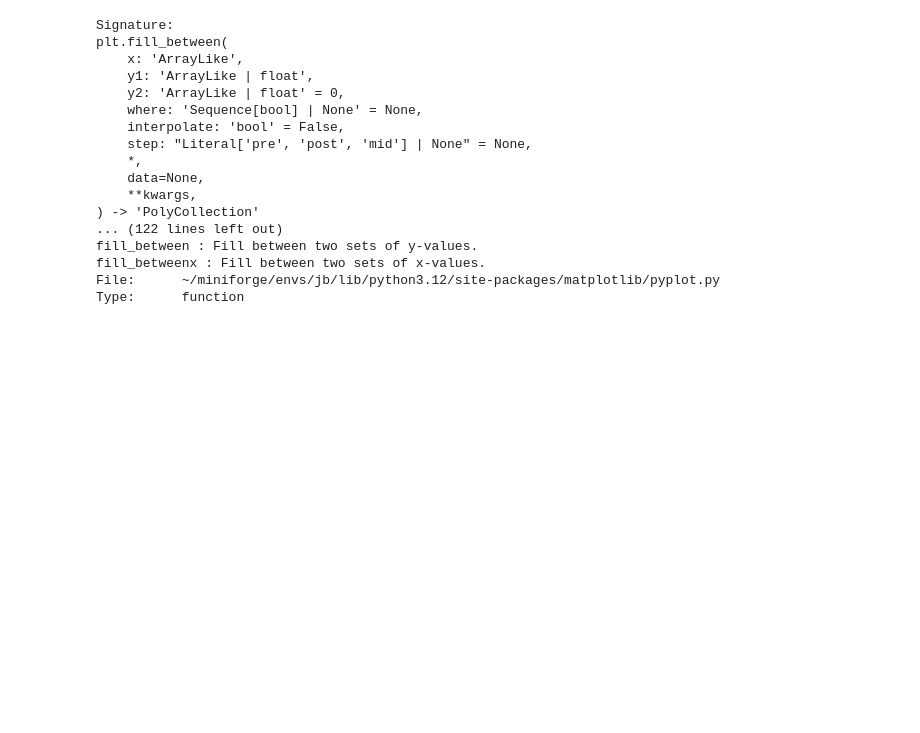
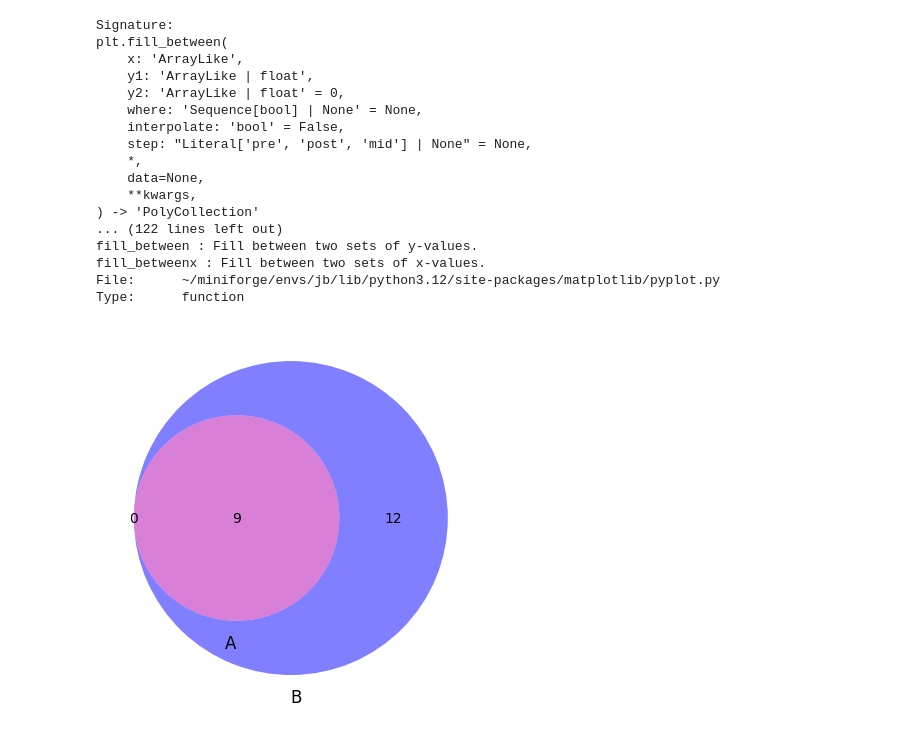
Before and after one commit to ICHEC/qpcc, a Jupyter notebook: testpad.ipynb, the cells around one changed output. Drawn from its saved outputs; the diff is of its cells as text; code cells hidden in the pictures; blank space fills up the shorter version.

```diff
--- a/testpad.ipynb
+++ b/testpad.ipynb
@@ -82,3 +97,22 @@ fill_between : Fill between two sets of y-values.
 fill_betweenx : Fill between two sets of x-values.
 File:      ~/miniforge/envs/jb/lib/python3.12/site-packages/matplotlib/pyplot.py
 Type:      function
+# %%
+# Library
+from matplotlib import pyplot as plt
+from matplotlib_venn import venn2, venn3
+
+# Basic Venn
+v = venn2(subsets={'10': 0, '01': 12, '11': 9},
+          set_labels=("A", "B"),
+          set_colors=('r', 'b'),
+          alpha = 0.5)
+
+# Change Backgroud
+plt.gca().set_facecolor('white')
+#plt.gca().set_axis_on()
+
+# Show it
+plt.show()
+# %% [output]
+[figure, added]
```
Also changed, not shown: parts of 5 cells of this notebook.
